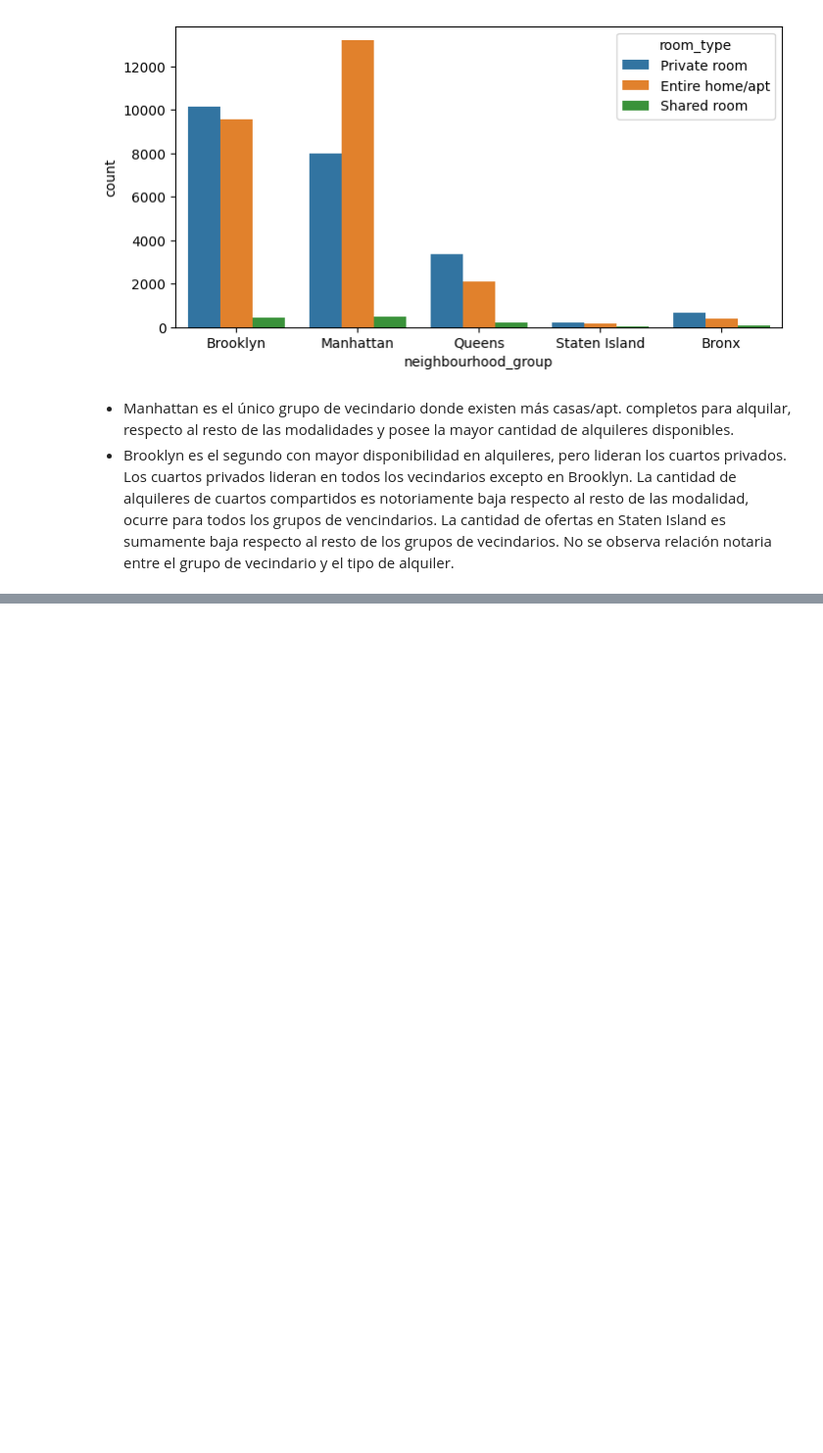
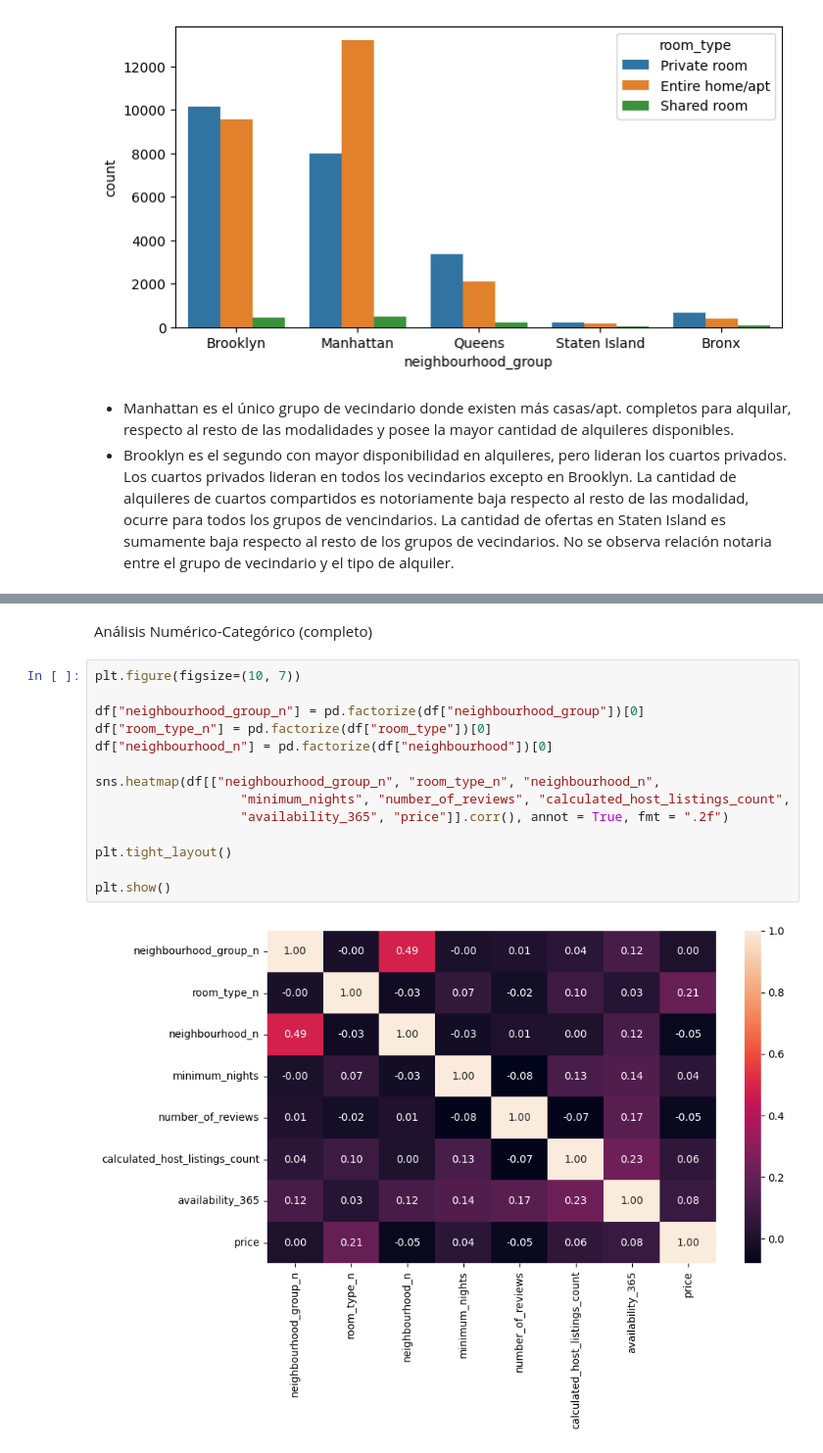
Before and after one commit to luiscmilano/machine-learning-python-template, a Jupyter notebook: src/explore.ipynb, the cells around one changed output, grey strips where cells are left out. Shown at 98% size. Saved outputs shown, nothing was run; the diff lists cells and outputs as text; blank space fills up the shorter version.

```diff
--- a/src/explore.ipynb
+++ b/src/explore.ipynb
@@ -378,0 +386,18 @@ No se observa relación notaria entre el grupo de vecindario y el tipo de alquil
+# %% [markdown]
+Análisis Numérico-Categórico (completo)
+# %%
+plt.figure(figsize=(10, 7))
+
+df["neighbourhood_group_n"] = pd.factorize(df["neighbourhood_group"])[0]
+df["room_type_n"] = pd.factorize(df["room_type"])[0]
+df["neighbourhood_n"] = pd.factorize(df["neighbourhood"])[0]
+
+sns.heatmap(df[["neighbourhood_group_n", "room_type_n", "neighbourhood_n",
+                   "minimum_nights", "number_of_reviews", "calculated_host_listings_count",
+                   "availability_365", "price"]].corr(), annot = True, fmt = ".2f")
+
+plt.tight_layout()
+
+plt.show()
+# %% [output]
+[figure, added]
```
Also changed, not shown: parts of 29 cells of this notebook.
